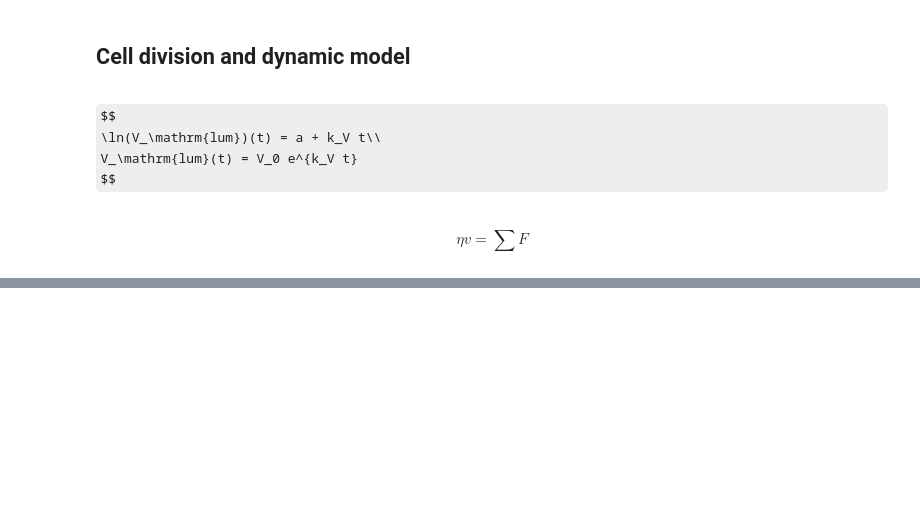
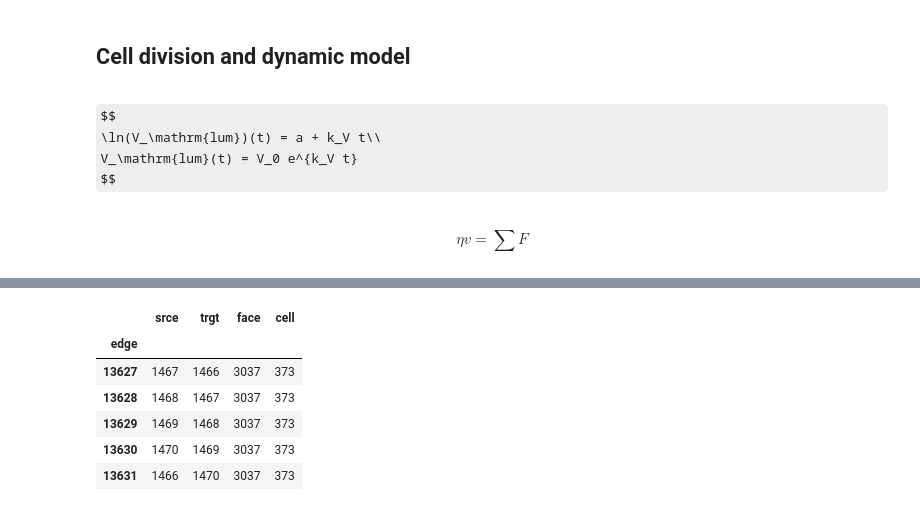
Before and after one commit to glyg/pyfollicle, a Jupyter notebook: notebooks/FollicleEllongation.ipynb, the cells around one changed output, grey strips where cells are left out. Drawn from its saved outputs; the diff is of its cells as text; code cells hidden in the pictures; some formulas as TeX source; blank space fills up the shorter version.

```diff
--- a/notebooks/FollicleEllongation.ipynb
+++ b/notebooks/FollicleEllongation.ipynb
@@ -799,0 +821,10 @@ interactive(children=(IntSlider(value=0, description='i', max=600), Output()), _
+# %%
+eptm.edge_df.loc[eptm.edge_df["face"] == 3037, stfc]
+# %% [output]
+|  | srce | trgt | face | cell |
+| edge |  |  |  |  |
+| 13627 | 1467 | 1466 | 3037 | 373 |
+| 13628 | 1468 | 1467 | 3037 | 373 |
+| 13629 | 1469 | 1468 | 3037 | 373 |
+| 13630 | 1470 | 1469 | 3037 | 373 |
+| 13631 | 1466 | 1470 | 3037 | 373 |
```
Also changed, not shown: parts of 40 cells of this notebook.
